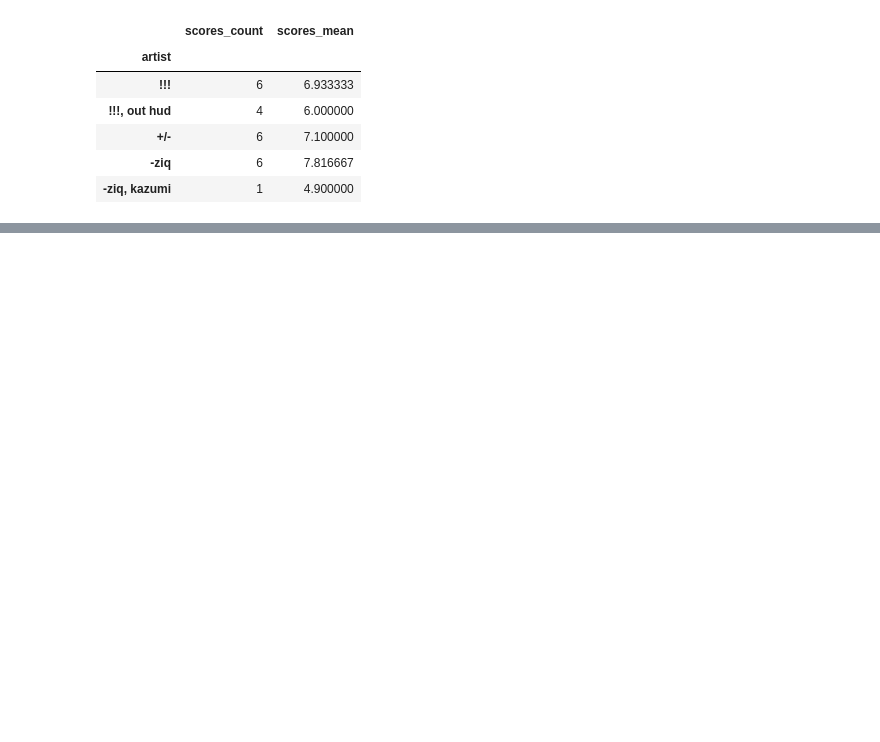
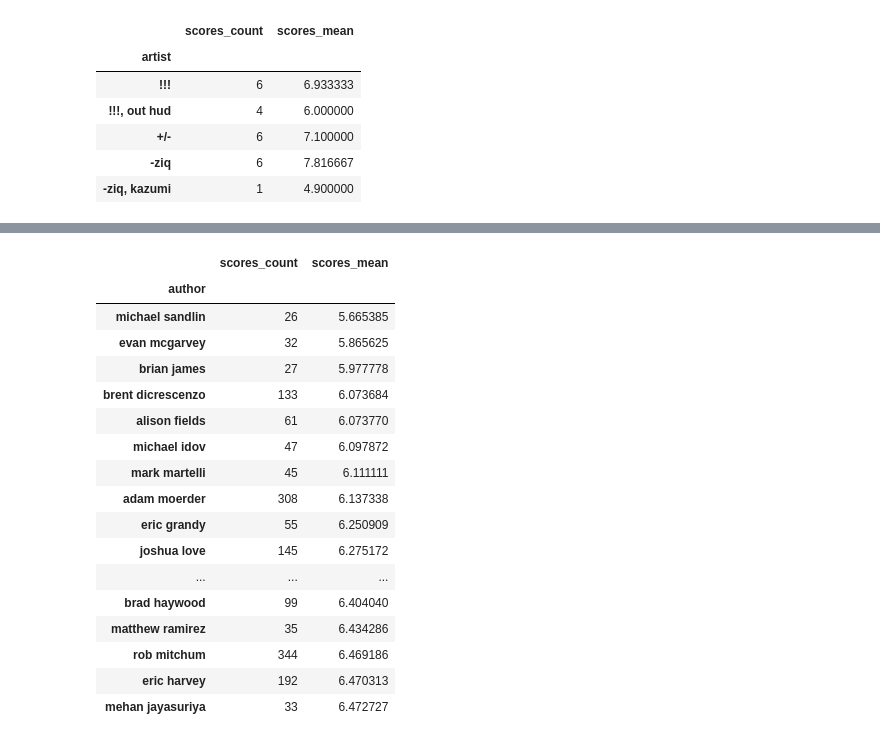
Before and after one commit to MPhillips55/Pitchfork_NLP_Analysis, a Jupyter notebook: Data/Dataset Basic Info.ipynb, the cells around one changed output, grey strips where cells are left out. Saved outputs shown, nothing was run; the diff lists cells and outputs as text; code cells hidden in the pictures; blank space fills up the shorter version.

```diff
--- a/Data/Dataset Basic Info.ipynb
+++ b/Data/Dataset Basic Info.ipynb
@@ -340,0 +404,24 @@ artist_info_sort
+# %%
+author_info = author_info.loc[author_info['scores_count'] > 25, :]
+author_info_sort = author_info.sort_values(by='scores_mean')
+author_info_sort = author_info_sort[0:20]
+author_info_sort
+# %% [output]
+|  | scores_count | scores_mean |
+| author |  |  |
+| michael sandlin | 26 | 5.665385 |
+| evan mcgarvey | 32 | 5.865625 |
+| brian james | 27 | 5.977778 |
+| brent dicrescenzo | 133 | 6.073684 |
+| alison fields | 61 | 6.073770 |
+| michael idov | 47 | 6.097872 |
+| mark martelli | 45 | 6.111111 |
+| adam moerder | 308 | 6.137338 |
+| eric grandy | 55 | 6.250909 |
+| joshua love | 145 | 6.275172 |
+| ... | ... | ... |
+| brad haywood | 99 | 6.404040 |
+| matthew ramirez | 35 | 6.434286 |
+| rob mitchum | 344 | 6.469186 |
+| eric harvey | 192 | 6.470313 |
+| mehan jayasuriya | 33 | 6.472727 |
```
Also changed, not shown: parts of 7 cells of this notebook.
